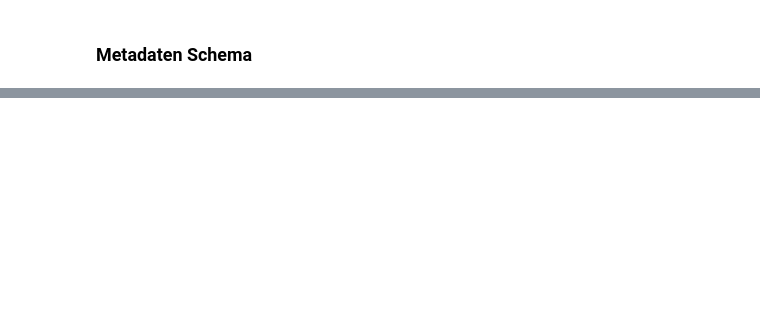
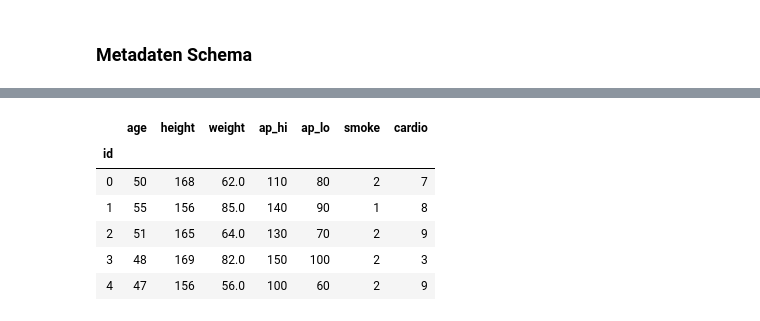
Before and after one commit to Fuenfgeld/2022TeamADataManagementBC, a Jupyter notebook: data_explore.ipynb, the cells around one changed output, grey strips where cells are left out. Drawn from its saved outputs; the diff is of its cells as text; code cells hidden in the pictures; blank space fills up the shorter version.

```diff
--- a/data_explore.ipynb
+++ b/data_explore.ipynb
@@ -169,0 +200,10 @@ df_new.head(10)
+# %%
+df_new.head(5)
+# %% [output]
+|  | age | height | weight | ap_hi | ap_lo | smoke | cardio |
+| id |  |  |  |  |  |  |  |
+| 0 | 50 | 168 | 62.0 | 110 | 80 | 2 | 7 |
+| 1 | 55 | 156 | 85.0 | 140 | 90 | 1 | 8 |
+| 2 | 51 | 165 | 64.0 | 130 | 70 | 2 | 9 |
+| 3 | 48 | 169 | 82.0 | 150 | 100 | 2 | 3 |
+| 4 | 47 | 156 | 56.0 | 100 | 60 | 2 | 9 |
```
Also changed, not shown: parts of 17 cells of this notebook.
